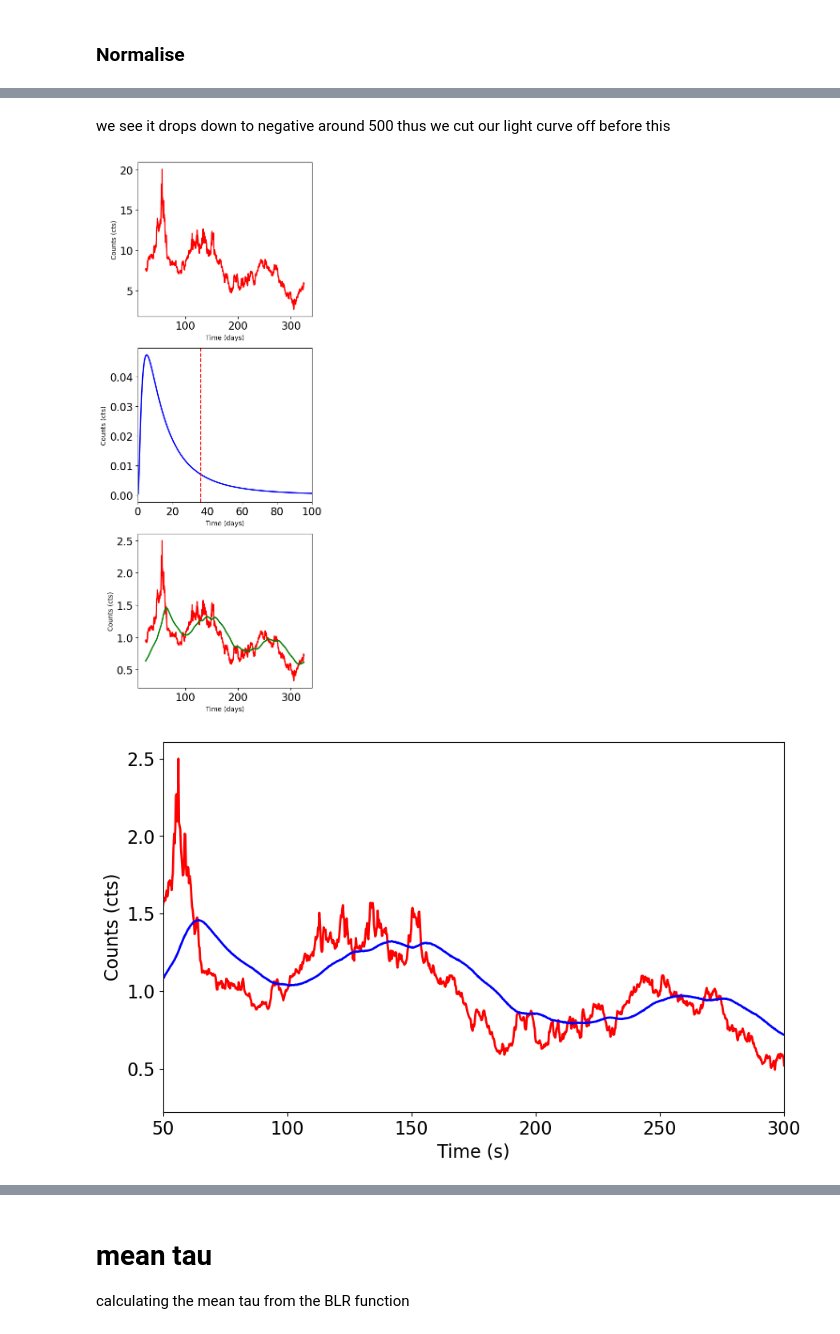
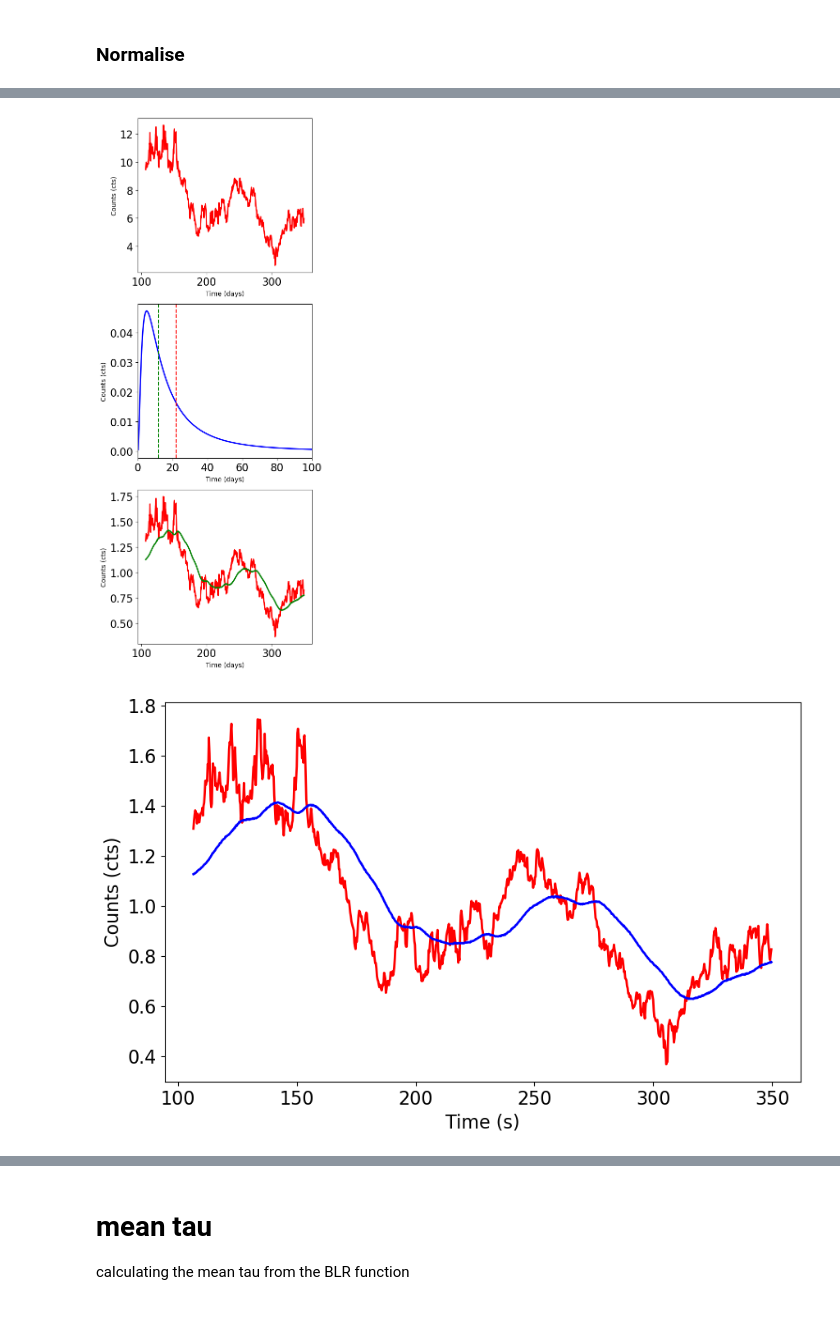
Before and after one commit to aeoj01-cpu/AGN_mapping, a Jupyter notebook: notebooks/tesing_BLRfunction.ipynb, the cells around one changed output, grey strips where cells are left out. Cells and saved outputs as stored; diff of their text form; code cells hidden in the pictures.

```diff
--- a/notebooks/tesing_BLRfunction.ipynb
+++ b/notebooks/tesing_BLRfunction.ipynb
@@ -222,5 +222,24 @@ Integral = 0.999313278471696
 # %%
 # Perform convolution
 signal4_BLR = np.convolve(flux, BLR, mode='full')
-signal4_BLR = signal4_BLR[100:1300]
-print(signal4_BLR)
+#signal4_BLR = signal4_BLR[100:1300]
+
+
+zero_idx = np.argmin(np.abs(times))
+signal4_BLR = signal4_BLR[zero_idx:zero_idx + len(flux)]
+
+# ---- CROP EDGE EFFECTS ----
+
+# Use BLR directly instead of psi_norm
+threshold = 0.01 * np.max(BLR)
+tf_width = np.max(times[BLR > threshold])
+
+# Create mask to remove initial edge-affected region
+mask = time > tf_width
+
+# Apply mask to BOTH light curves
+time_cut = time[mask]
+flux_cut = flux[mask]
+signal_cut = signal4_BLR[mask]
+
+#print(signal_cut)
@@ -229,8 +246,6 @@ print(signal4_BLR)
 # %%
-flux = flux[100:1300]
-time = time[100:1300]
+#flux = flux[100:1300]
+#time = time[100:1300]
 
-lc4_BLR = Lightcurve(time,signal4_BLR )
-lc4 = Lightcurve(time,flux)
-
-print(flux)
+lc4_BLR = Lightcurve(time_cut,signal_cut )
+lc4 = Lightcurve(time_cut,flux_cut)
@@ -326,5 +339,3 @@ plt.show()
-# %% [markdown]
-we see it drops down to negative around 500 thus we cut our light curve off before this
 # %%
 lc4_BLR_N_cut = lc4_BLR_N
 lc4_N_cut = lc4_N
@@ -332,14 +343,15 @@ lc4_N_cut = lc4_N
 # Create subplots with 2 rows and 2 columns
 fig, axes = plt.subplots(nrows=3, ncols=1, figsize=(5, 12))
 
-axes[0].plot(time, lc4, lw=2, color='red')
+axes[0].plot(time_cut, lc4, lw=2, color='red')
 axes[0].set_xlabel("Time (days)" )
 axes[0].set_ylabel("Counts (cts)")
 axes[0].tick_params(axis='x', labelsize=16)
 axes[0].tick_params(axis='y', labelsize=16)
 
 axes[1].plot(times, BLR, lw=2, color='blue')
-axes[1].axvline(x=36.3, color='r', linestyle='--', label='Vertical Line')
+axes[1].axvline(x=22, color='r', linestyle='--', label='mean lag')
+axes[1].axvline(x=12, color='g', linestyle='--', label='ccf lag')
 axes[1].set_xlabel("Time (days)" )
 axes[1].set_ylabel("Counts (cts)" )
 axes[1].set_xlim(0,100)
@@ -360,19 +372,19 @@ plt.tight_layout()
 # Show or save the figure
 plt.show()
 # %% [output]
-[figure, old version]
+[figure, new version]
 # %%
 fig, ax = plt.subplots(1,1,figsize=(10,6))
 ax.plot(lc4_N_cut.time, lc4_N_cut.counts, lw=2, color='red')
 ax.plot(lc4_BLR_N_cut.time, lc4_BLR_N_cut.counts, lw=2, color='blue')
-ax.set_xlim(50,300)
+#ax.set_xlim(50,300)
 ax.set_xlabel("Time (s)", fontproperties=font_prop)
 ax.set_ylabel("Counts (cts)", fontproperties=font_prop)
 ax.tick_params(axis='x', labelsize=16)
 ax.tick_params(axis='y', labelsize=16)
 plt.show()
 # %% [output]
-[figure, old version]
+[figure, new version]
 # %%
 #average cross spectrum
 avg_cs_BLR4_N = AveragedCrossspectrum.from_lightcurve(lc4_BLR_N_cut, lc4_N_cut, 150.)
```
Also changed, not shown: parts of 20 cells of this notebook, 9 other files.
